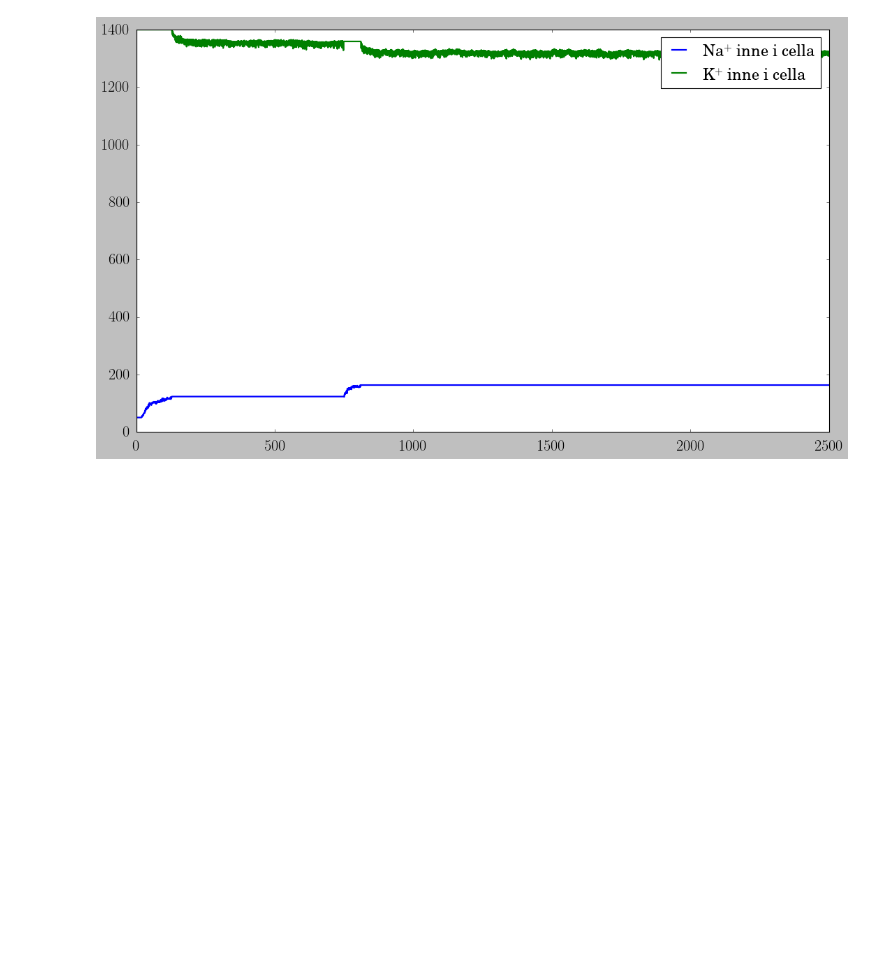
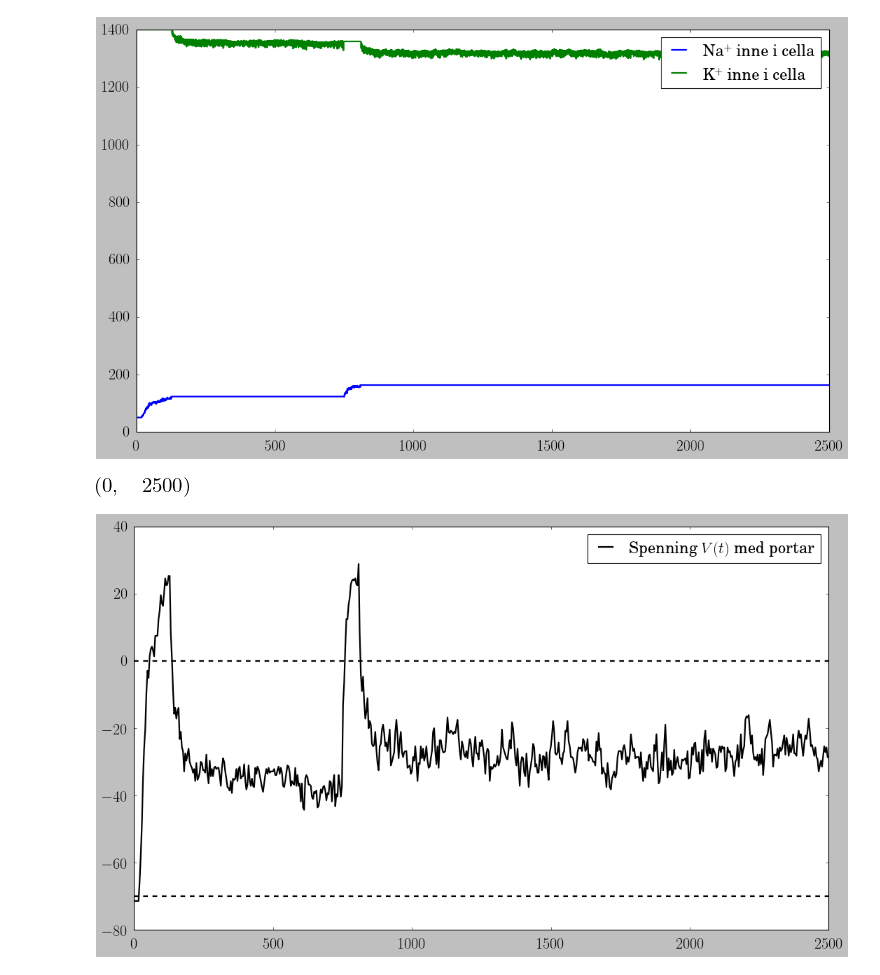
Before and after one commit to steffenhaug/vbbio, a Jupyter notebook: oppg_8_1.ipynb, the cells around one changed output. Drawn from its saved outputs; the diff is of its cells as text; code cells hidden in the pictures; blank space fills up the shorter version.

```diff
--- a/oppg_8_1.ipynb
+++ b/oppg_8_1.ipynb
@@ -250,3 +250,30 @@ plt.legend();
 # %% [output]
 [figure]
 [figure]
+# %%
+def avg_subintervals(A, n):
+    D = n * (len(A) // n)
+    return np.mean(A[:D].reshape(-1, n), axis=1)
+# %%
+plt.figure(figsize=(16, 9))
+
+n_avg = 4
+A = avg_subintervals(Vs, n_avg)
+
+plt.plot(
+    n_avg*np.arange(0, len(A)),
+    1e3 * A, # convert to mV
+    'k-',
+    label=r"Spenning $V(t)$ med portar",
+)
+
+plt.savefig('volt81.pdf', bbox_inches = 'tight', pad_inches = 0)
+
+plt.legend()
+plt.hlines(-70, 0, T+1, linestyles='dashed')
+plt.hlines(0, 0, T+1, linestyles='dashed')
+
+plt.xlim(0, T)
+# %% [output]
+[figure, added]
+[figure, added]
```
Also changed, not shown: 23 other files.
